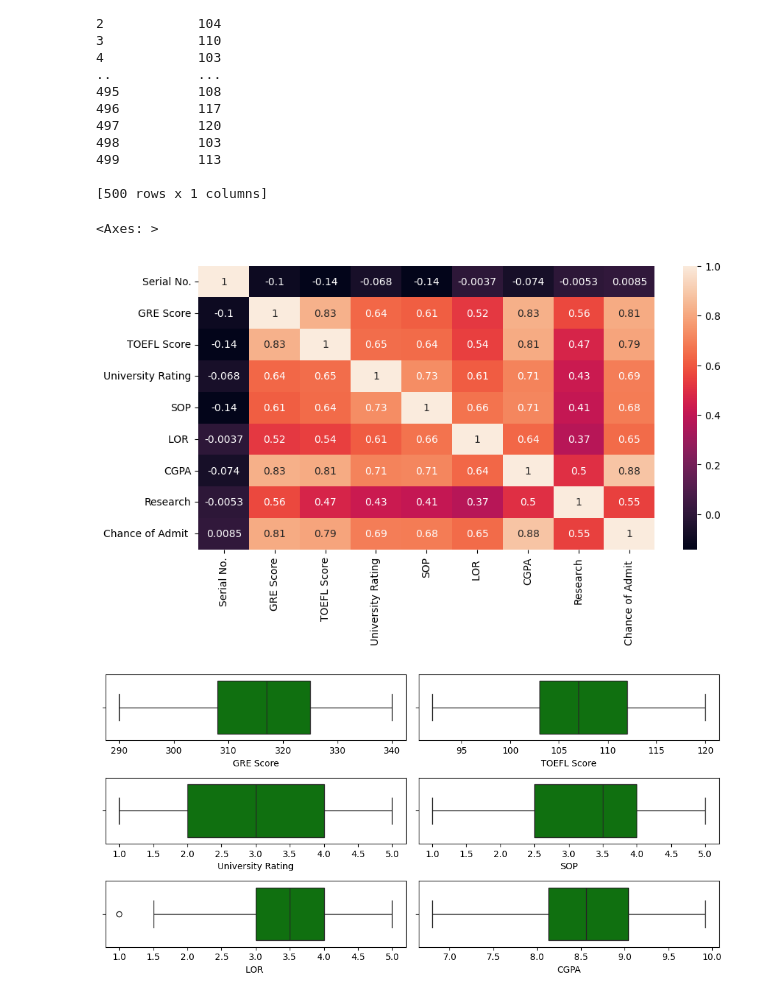
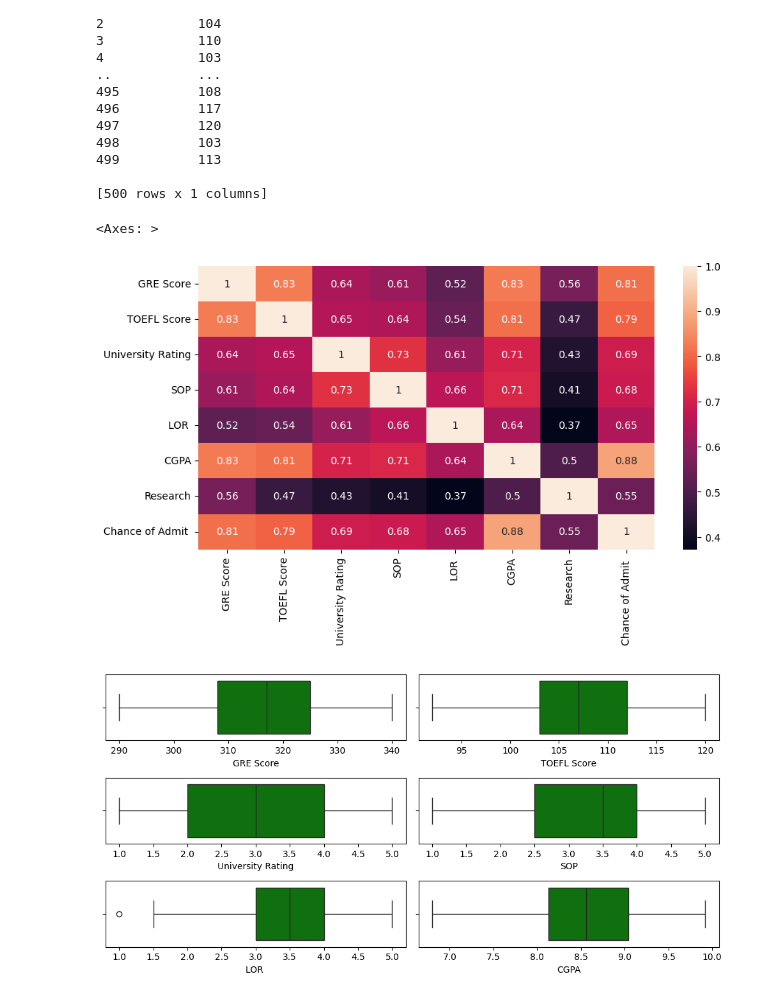
Before and after one commit to akshayabhale1406/SCLR_Jamboree_Education_Linear_Regression, a Jupyter notebook: Jamboree_Education_Linear_Regression.ipynb, the cells around one changed output. Cells and saved outputs as stored; diff of their text form; code cells hidden in the pictures.

```diff
--- a/Jamboree_Education_Linear_Regression.ipynb
+++ b/Jamboree_Education_Linear_Regression.ipynb
@@ -100,10 +100,10 @@ print(df_box_plot.iloc[:, 1:2])
 # box_plot_of_columns(df_box_plot)
 # %%
 plt.figure(figsize = (10, 5))
-sns.heatmap(df.corr(), annot = True)
+sns.heatmap(df_non_serial.corr(), annot = True)
 # %% [output]
 <Axes: >
-[figure, old version]
+[figure, new version]
 # %%
 def box_plot_of_columns (dfa):
      fig, axs = plt.subplots(3, 2, figsize = (10, 5))
```
Also changed, not shown: parts of 2 cells of this notebook.
